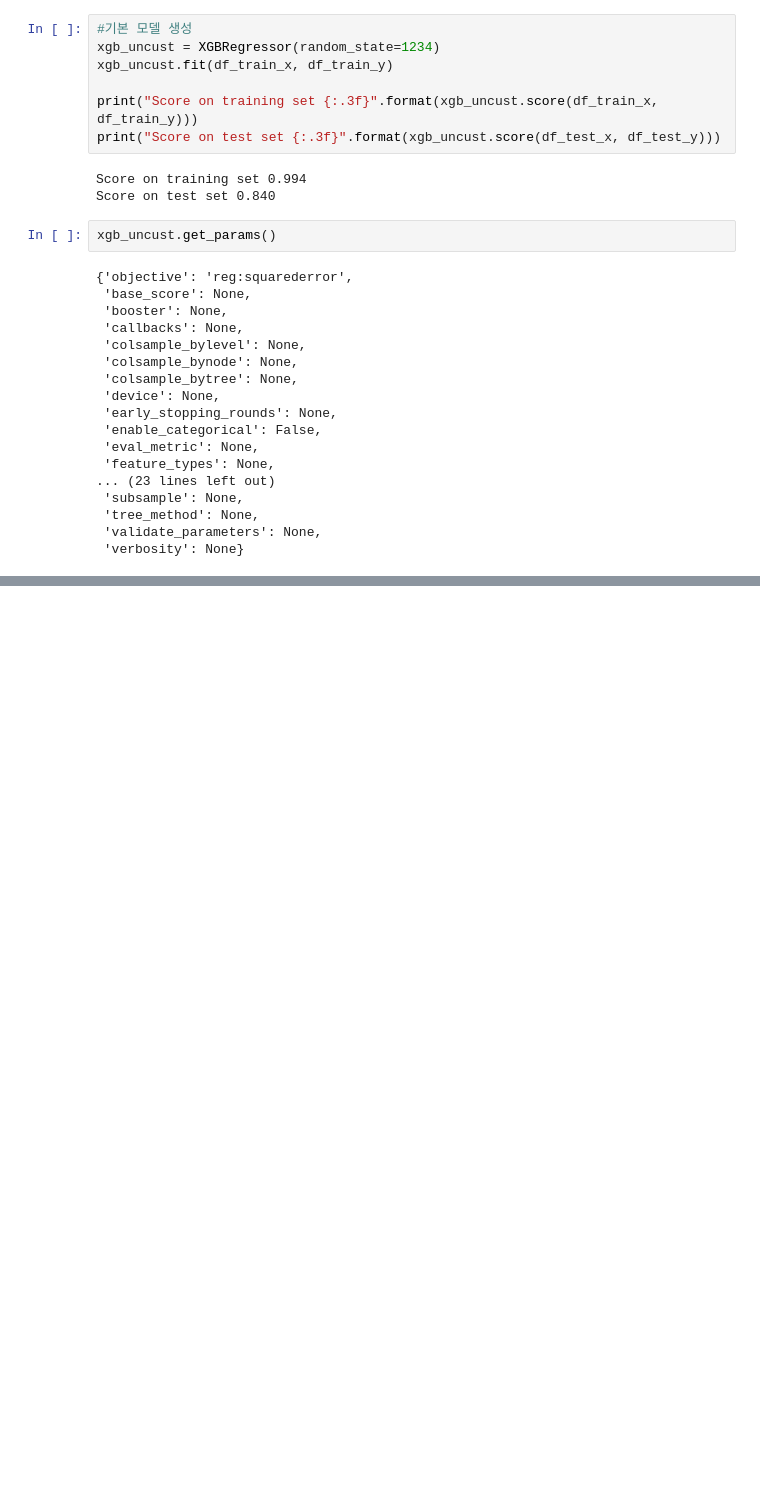
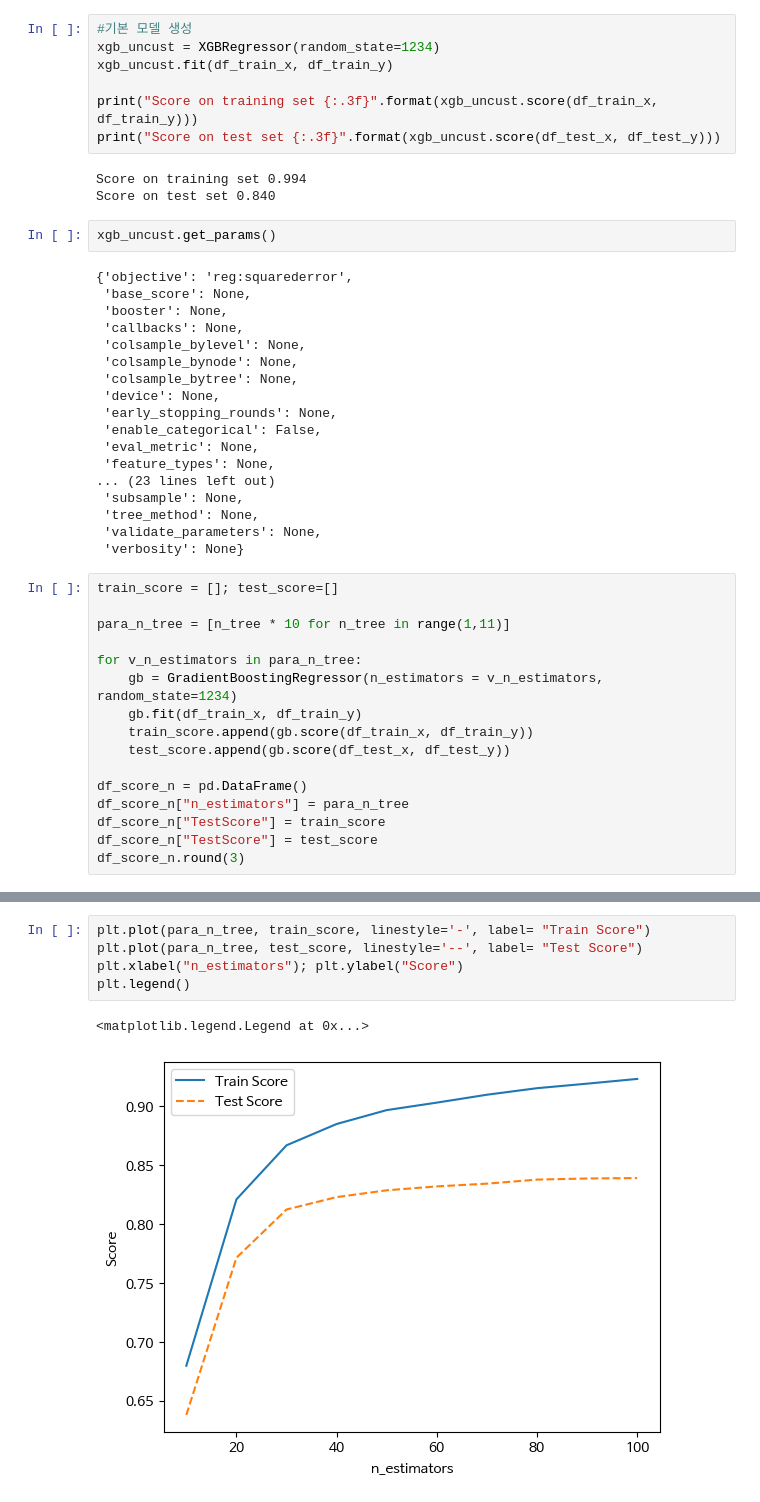
Before and after one commit to b4b4b4b4seo/POSCO-AI24B4, a Jupyter notebook: EDA완료, 모델링 필요.ipynb, the cells around one changed output, grey strips where cells are left out. Cells and saved outputs as stored; diff of their text form; blank space fills up the shorter version.

Commit message:
gradientboosting

```diff
--- a/EDA완료, 모델링 필요.ipynb
+++ b/EDA완료, 모델링 필요.ipynb
@@ -1531,3 +1536,19 @@ xgb_uncust.get_params()
  'tree_method': None,
  'validate_parameters': None,
  'verbosity': None}
+# %%
+train_score = []; test_score=[]
+
+para_n_tree = [n_tree * 10 for n_tree in range(1,11)]
+
+for v_n_estimators in para_n_tree:
+    gb = GradientBoostingRegressor(n_estimators = v_n_estimators, random_state=1234)
+    gb.fit(df_train_x, df_train_y)
+    train_score.append(gb.score(df_train_x, df_train_y))
+    test_score.append(gb.score(df_test_x, df_test_y))
+
+df_score_n = pd.DataFrame()
+df_score_n["n_estimators"] = para_n_tree
+df_score_n["TestScore"] = train_score
+df_score_n["TestScore"] = test_score
+df_score_n.round(3)
@@ -1533,0 +1567,8 @@ xgb_uncust.get_params()
+# %%
+plt.plot(para_n_tree, train_score, linestyle='-', label= "Train Score")
+plt.plot(para_n_tree, test_score, linestyle='--', label= "Test Score")
+plt.xlabel("n_estimators"); plt.ylabel("Score")
+plt.legend()
+# %% [output]
+<matplotlib.legend.Legend at 0x...>
+[figure, added]
```
Also changed, not shown: parts of 18 cells of this notebook.
